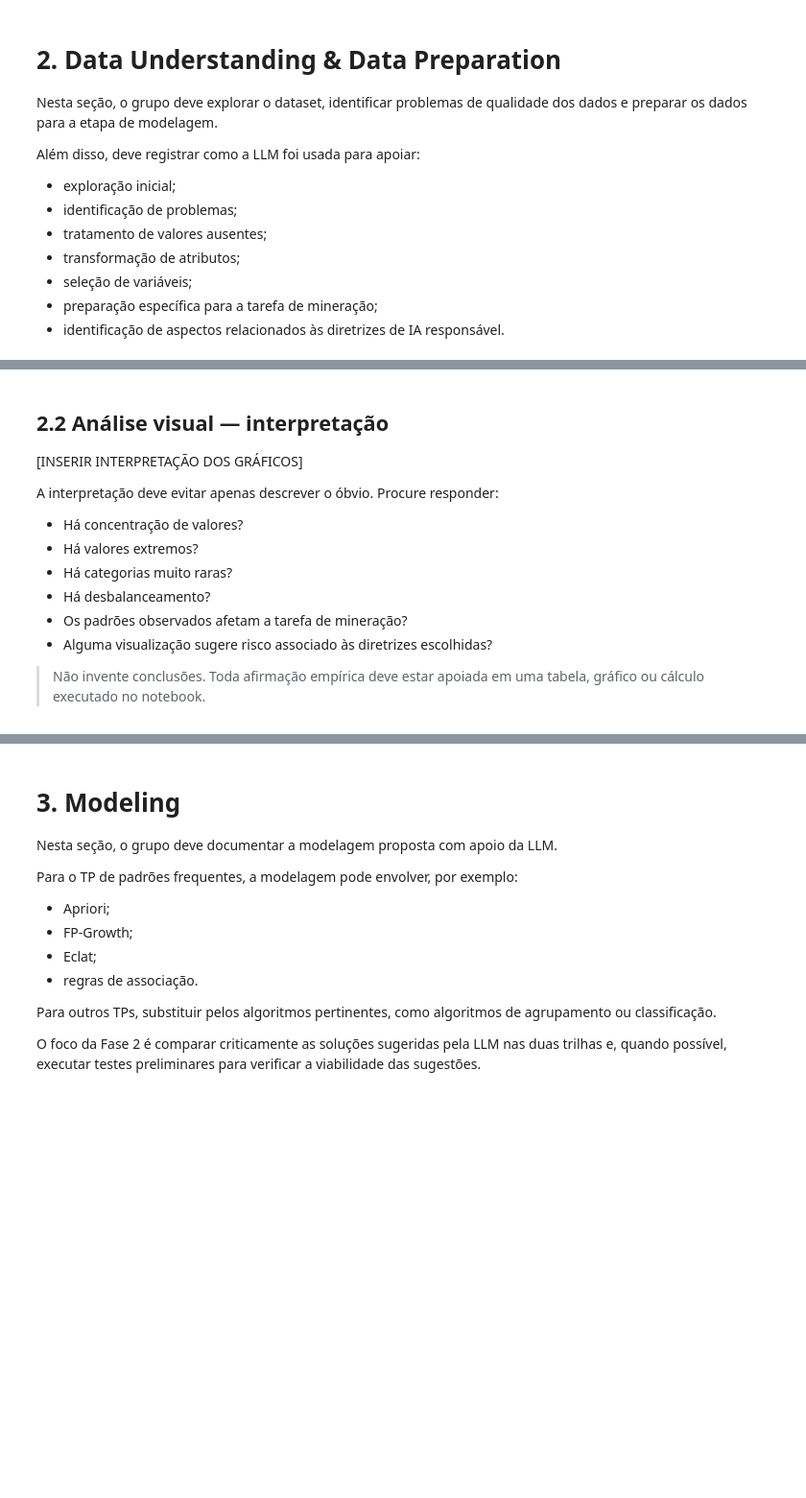
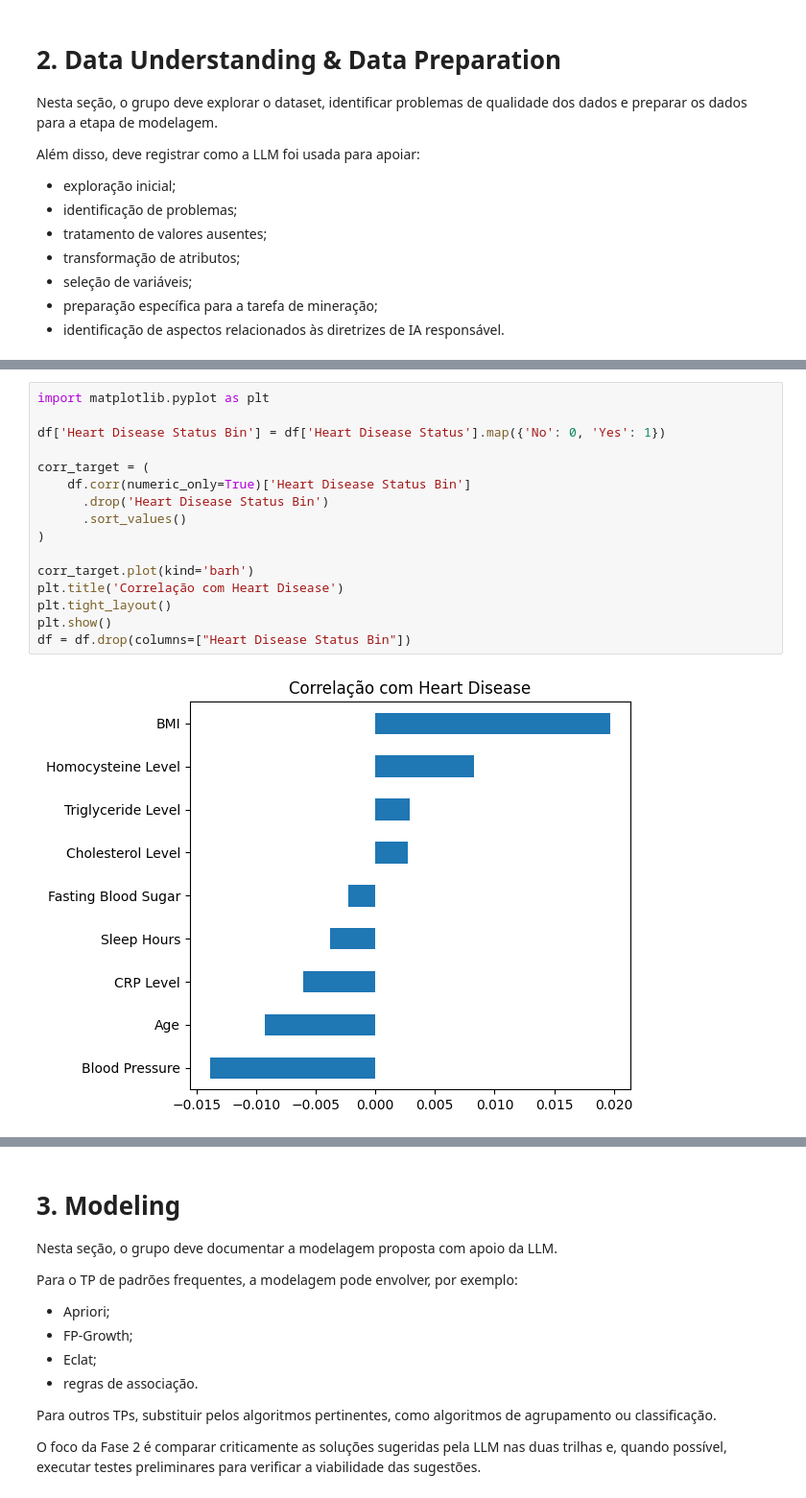
Before and after one commit to carolinabarcellos/TP-3-Mineracao, a Jupyter notebook: TP3_Fase2_Grupo1.ipynb, the cells around one changed output, grey strips where cells are left out. Shown at 96% size. Drawn from its saved outputs; the diff is of its cells as text; blank space fills up the shorter version.

```diff
--- a/TP3_Fase2_Grupo1.ipynb
+++ b/TP3_Fase2_Grupo1.ipynb
@@ -496,15 +590,18 @@ def plot_matriz_correlacao(df: pd.DataFrame) -> None:
-# %% [markdown]
-## 2.2 Análise visual — interpretação
-
-[INSERIR INTERPRETAÇÃO DOS GRÁFICOS]
-
-A interpretação deve evitar apenas descrever o óbvio. Procure responder:
-
-- Há concentração de valores?
-- Há valores extremos?
-- Há categorias muito raras?
-- Há desbalanceamento?
-- Os padrões observados afetam a tarefa de mineração?
-- Alguma visualização sugere risco associado às diretrizes escolhidas?
-
-> Não invente conclusões. Toda afirmação empírica deve estar apoiada em uma tabela, gráfico ou cálculo executado no notebook.
+# %%
+import matplotlib.pyplot as plt
+
+df['Heart Disease Status Bin'] = df['Heart Disease Status'].map({'No': 0, 'Yes': 1})
+
+corr_target = (
+    df.corr(numeric_only=True)['Heart Disease Status Bin']
+      .drop('Heart Disease Status Bin')
+      .sort_values()
+)
+
+corr_target.plot(kind='barh')
+plt.title('Correlação com Heart Disease')
+plt.tight_layout()
+plt.show()
+df = df.drop(columns=["Heart Disease Status Bin"])
+# %% [output]
+[figure, added]
```
Also changed, not shown: parts of 25 cells of this notebook.
